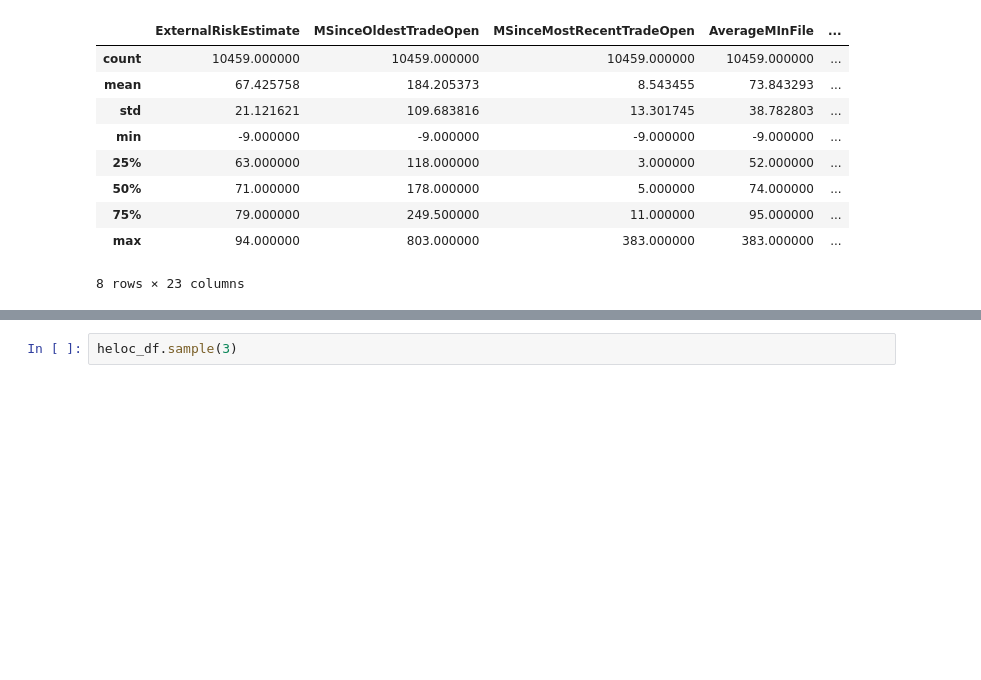
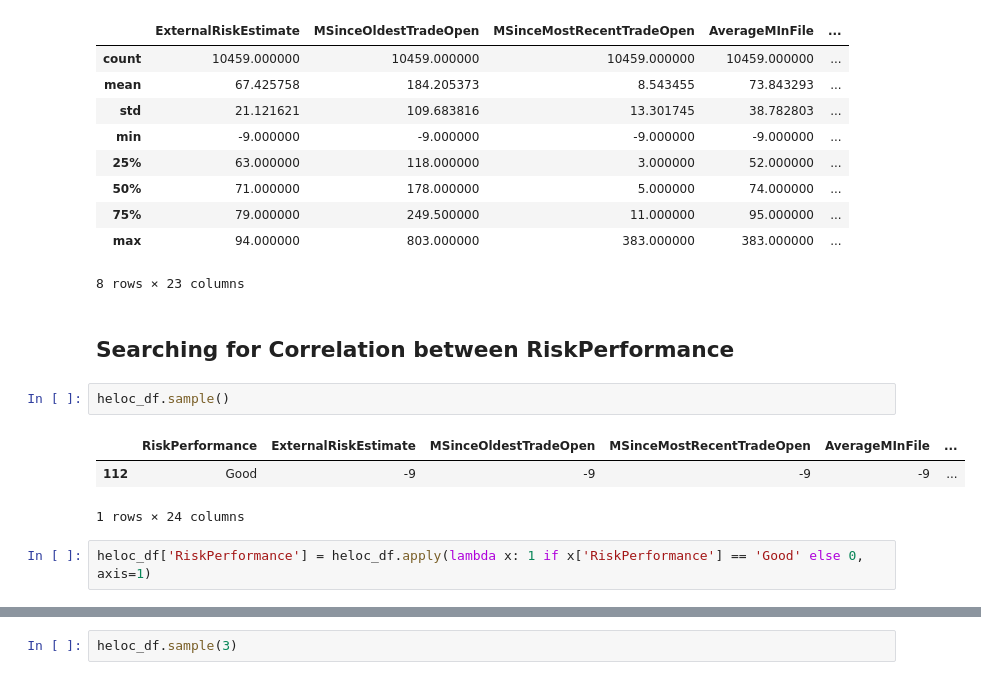
Before and after one commit to aaoeclipse/industrail-ml-project, a Jupyter notebook: analysis.ipynb, the cells around one changed output, grey strips where cells are left out. Drawn from its saved outputs; the diff is of its cells as text; blank space fills up the shorter version.

```diff
--- a/analysis.ipynb
+++ b/analysis.ipynb
@@ -86,3 +91,13 @@ heloc_df.describe()
 | 75% | 79.000000 | 249.500000 | 11.000000 | 95.000000 | ... |
 | max | 94.000000 | 803.000000 | 383.000000 | 383.000000 | ... |
 8 rows × 23 columns
+# %% [markdown]
+## Searching for Correlation between RiskPerformance
+# %%
+heloc_df.sample()
+# %% [output]
+|  | RiskPerformance | ExternalRiskEstimate | MSinceOldestTradeOpen | MSinceMostRecentTradeOpen | AverageMInFile | ... |
+| 112 | Good | -9 | -9 | -9 | -9 | ... |
+1 rows × 24 columns
+# %%
+heloc_df['RiskPerformance'] = heloc_df.apply(lambda x: 1 if x['RiskPerformance'] == 'Good' else 0, axis=1)
```
Also changed, not shown: parts of 9 cells of this notebook.
